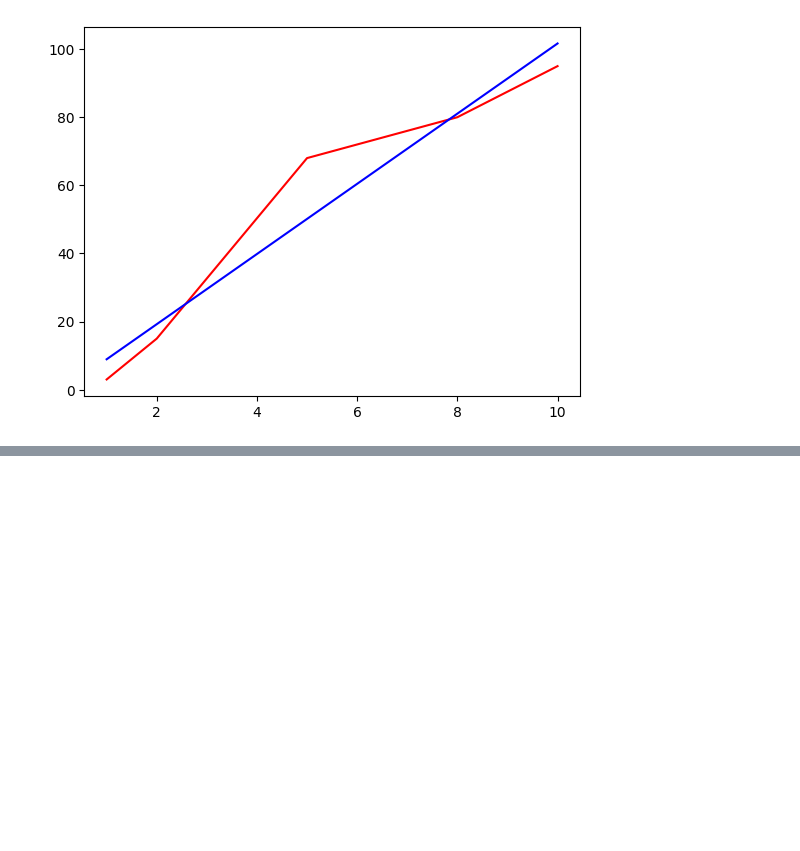
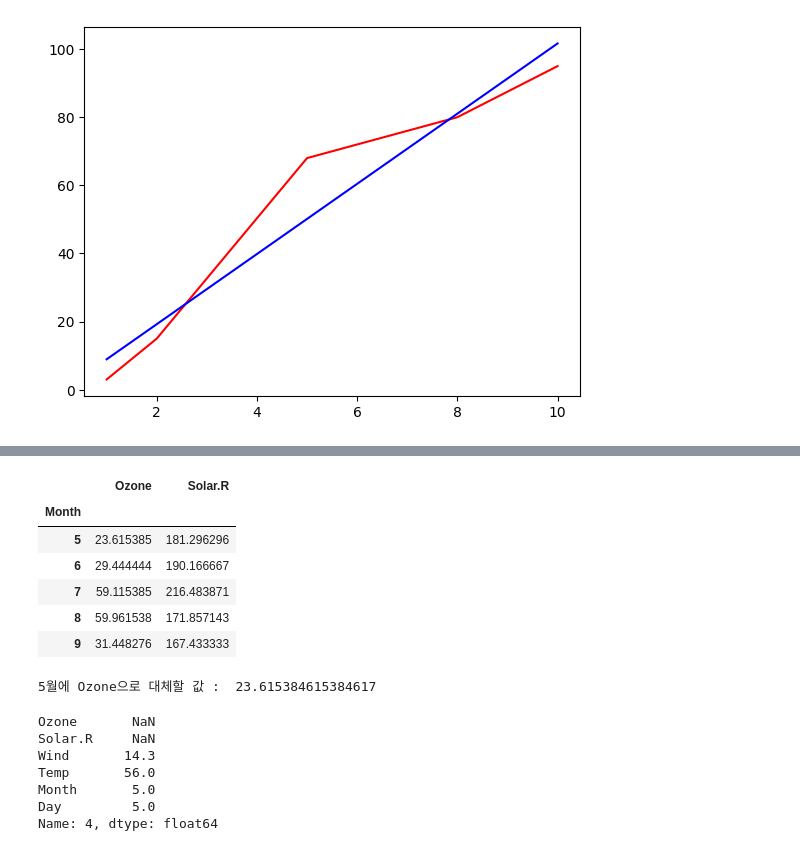
Before and after one commit to devna0111/ai_x, a Jupyter notebook: source/05_DeepLearning/ch04_tensorflow_v1_feat_스케일조정.ipynb, the cells around one changed output, grey strips where cells are left out. Cells and saved outputs as stored; diff of their text form; code cells hidden in the pictures; blank space fills up the shorter version.

```diff
--- a/source/05_DeepLearning/ch04_tensorflow_v1_feat_스케일조정.ipynb
+++ b/source/05_DeepLearning/ch04_tensorflow_v1_feat_스케일조정.ipynb
@@ -448,0 +507,28 @@ plt.plot(x_data, y_hat, 'b')
+# %%
+# 결측치 처리
+# 결측치 처리 방법 1. 결측치가 있는 행을 제거
+# data.dropna(how='any',axis=0, inplace=True)
+# 결측치 처리 방법 2. 열별 평균값으로 대체
+# data.mean(axis=0) # 열별 평균
+# data.fillna(value = data.mean()).isna().sum() # 계절성 요소가 고려되지 않음(월별 변화가 고려되지 않음)
+# 결측치 처리 방법 3. 결측치 대체(월별 열별 평균값으로 대체)
+mean_data = data.groupby(['Month'])[['Ozone','Solar.R']].mean()
+display(mean_data)
+print('5월에 Ozone으로 대체할 값 : ',mean_data.loc[5,'Ozone'])
+data.loc[4] # Ozone, Solar.R 결측치
+# %% [output]
+|  | Ozone | Solar.R |
+| Month |  |  |
+| 5 | 23.615385 | 181.296296 |
+| 6 | 29.444444 | 190.166667 |
+| 7 | 59.115385 | 216.483871 |
+| 8 | 59.961538 | 171.857143 |
+| 9 | 31.448276 | 167.433333 |
+5월에 Ozone으로 대체할 값 :  23.615384615384617
+Ozone       NaN
+Solar.R     NaN
+Wind       14.3
+Temp       56.0
+Month       5.0
+Day         5.0
+Name: 4, dtype: float64
```
Also changed, not shown: parts of 40 cells of this notebook, 19 other files.
